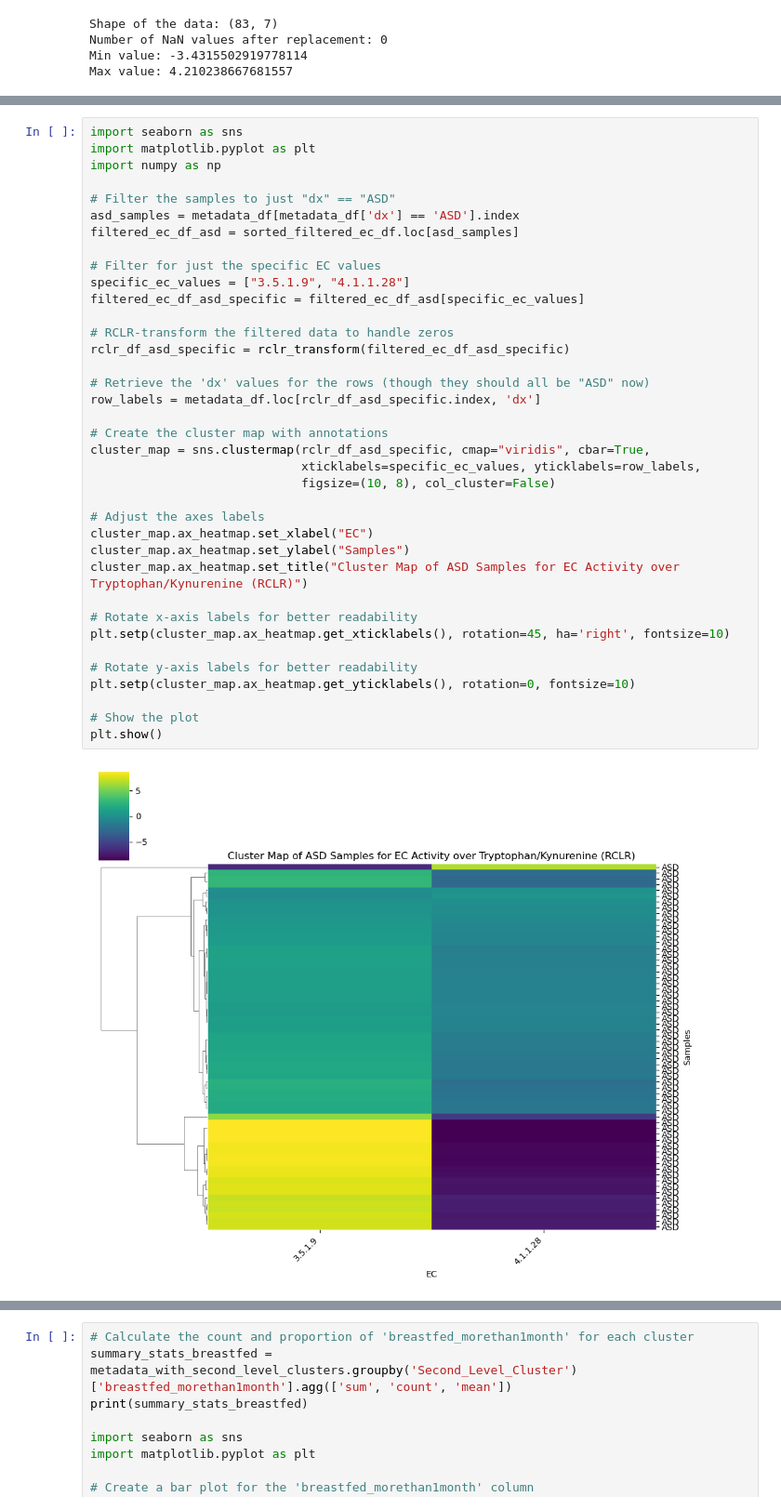
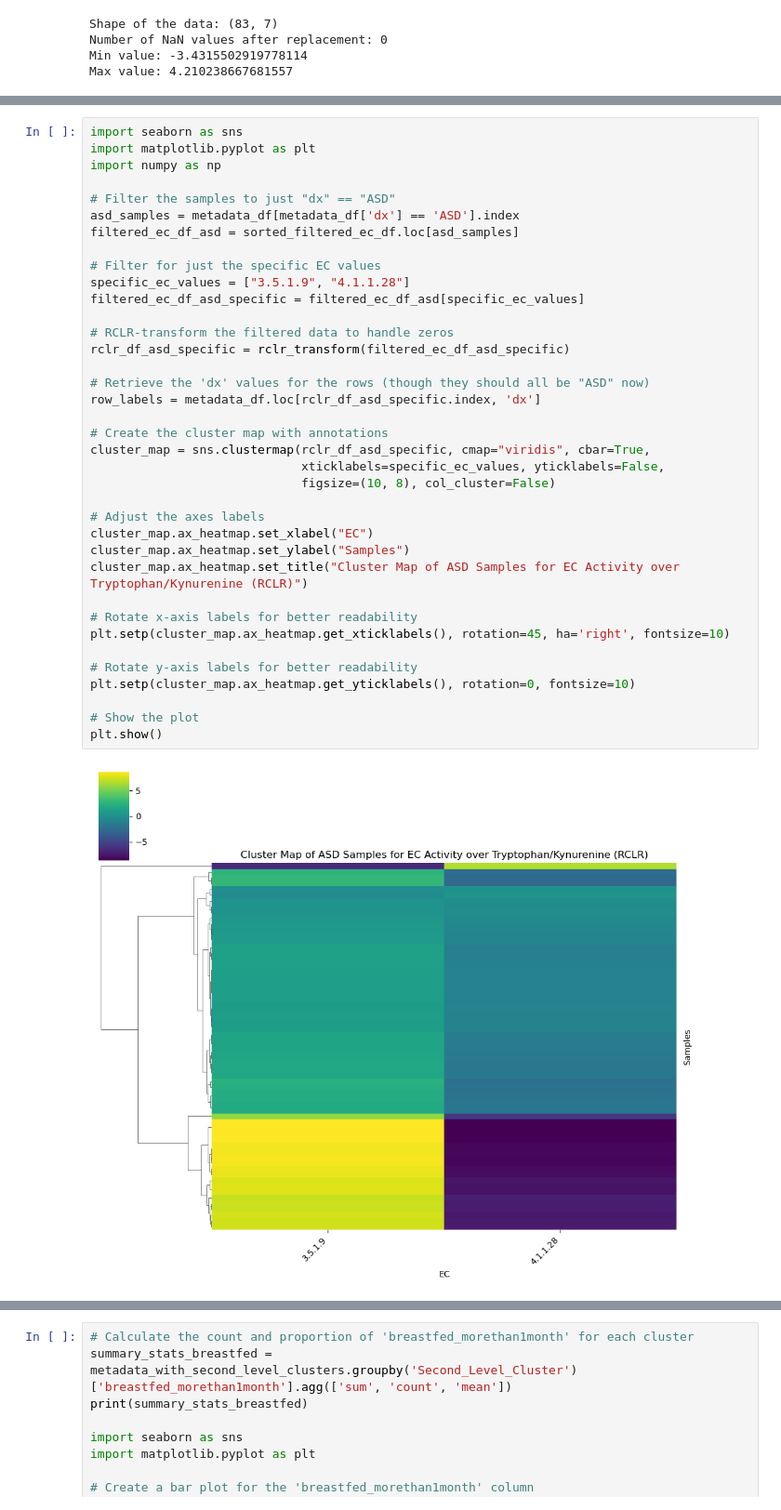
Before and after one commit to l1joseph/pierce_autism_2024, a Jupyter notebook: 03a_kegg_ec.ipynb, the cells around one changed output, grey strips where cells are left out. Shown at 93% size. Drawn from its saved outputs; the diff is of its cells as text.

```diff
--- a/03a_kegg_ec.ipynb
+++ b/03a_kegg_ec.ipynb
@@ -759,32 +817,32 @@ asd_samples = metadata_df[metadata_df['dx'] == 'ASD'].index
 filtered_ec_df_asd = sorted_filtered_ec_df.loc[asd_samples]
 
 # Filter for just the specific EC values
 specific_ec_values = ["3.5.1.9", "4.1.1.28"]
 filtered_ec_df_asd_specific = filtered_ec_df_asd[specific_ec_values]
 
 # RCLR-transform the filtered data to handle zeros
 rclr_df_asd_specific = rclr_transform(filtered_ec_df_asd_specific)
 
 # Retrieve the 'dx' values for the rows (though they should all be "ASD" now)
 row_labels = metadata_df.loc[rclr_df_asd_specific.index, 'dx']
 
 # Create the cluster map with annotations
 cluster_map = sns.clustermap(rclr_df_asd_specific, cmap="viridis", cbar=True,
-                             xticklabels=specific_ec_values, yticklabels=row_labels,
+                             xticklabels=specific_ec_values, yticklabels=False,
                              figsize=(10, 8), col_cluster=False)
 
 # Adjust the axes labels
 cluster_map.ax_heatmap.set_xlabel("EC")
 cluster_map.ax_heatmap.set_ylabel("Samples")
 cluster_map.ax_heatmap.set_title("Cluster Map of ASD Samples for EC Activity over Tryptophan/Kynurenine (RCLR)")
 
 # Rotate x-axis labels for better readability
 plt.setp(cluster_map.ax_heatmap.get_xticklabels(), rotation=45, ha='right', fontsize=10)
 
 # Rotate y-axis labels for better readability
 plt.setp(cluster_map.ax_heatmap.get_yticklabels(), rotation=0, fontsize=10)
 
 # Show the plot
 plt.show()
 # %% [output]
-[figure, old version]
+[figure, new version]
```
Also changed, not shown: parts of 14 cells of this notebook, 7 other files.
